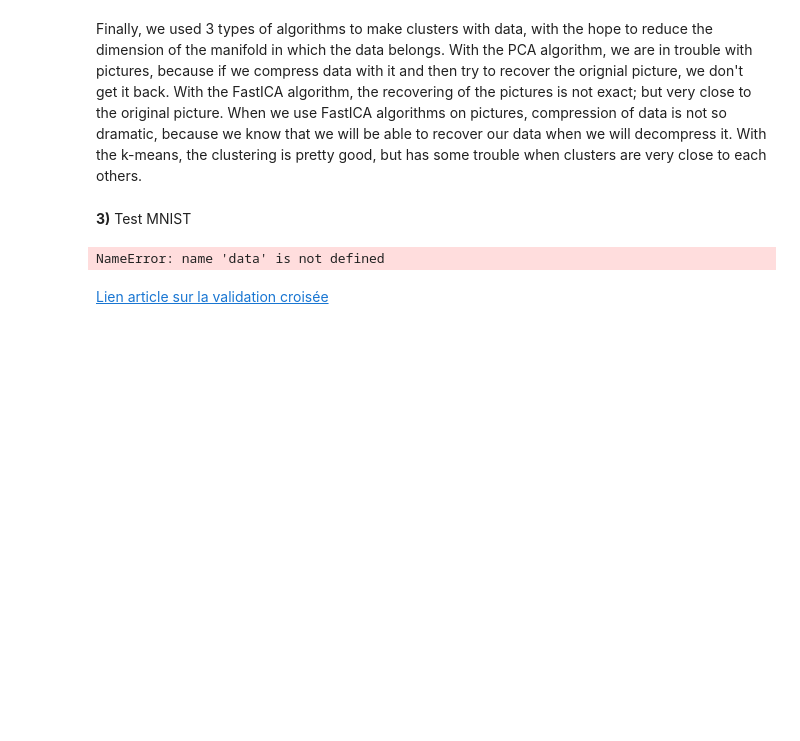
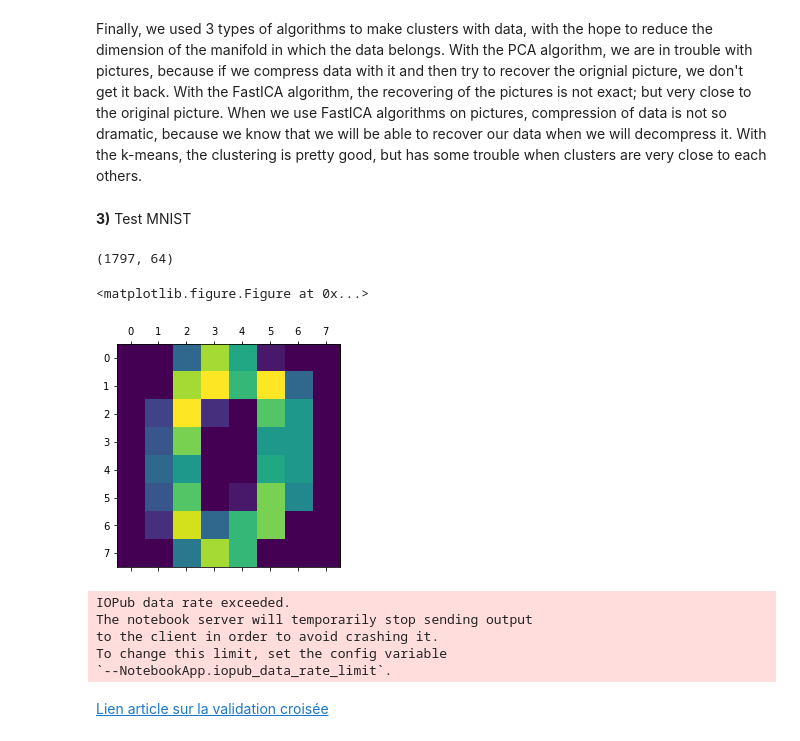
Before and after one commit to lalbarra/Cursus_Recherche, a Jupyter notebook: Notebook/SKlearn_notebook.ipynb, the cells around one changed output. Saved outputs shown, nothing was run; the diff lists cells and outputs as text; code cells hidden in the pictures; blank space fills up the shorter version.

Commit message:
Avancee dans MNIST L

```diff
--- a/Notebook/SKlearn_notebook.ipynb
+++ b/Notebook/SKlearn_notebook.ipynb
@@ -540,37 +540,59 @@ With the k-means, the clustering is pretty good, but has some trouble when clust
 # %%
 # MNIST
 %matplotlib inline
 
 from sklearn import svm
+from sklearn.datasets import load_digits
 import matplotlib.pyplot as plt
 import numpy as np
-import pandas as pd
+
+path="./DataSetMNIST/train-images-idx3-ubyte.gz"
+
+#On importe toutes les données afin de bien déchiffrer le chiffre
+import gzip
+with gzip.open(path, 'rb') as f:
+    data = f.read()
+
+
+#On importe les chiffres manuscrits à "décripter"
+digits = load_digits()
+print(digits.data.shape)
+
+plt.figure()
+plt.matshow(digits.images[0])
+plt.show()
+#On remarque un zéro.
 
 classifier= svm.SVC(gamma=0.001, C=100.)
 #Le paramètre gamma est choisi manuellement mais il est recommandé de le configurer avec la "validation croisée".
 # Validation Croisée permet de choisir la meilleure méthode et ses paramètres.
-
 
 #Le classificateur SVC est un classificateur binaire à la base (i.e. Il ne peut classifier que entre 2 classes
 #à la fois), son principe de résolution du problème passe par la construction d'un hyperplan qui permet de séparer
 #les deux classe.
 
 #Nous appelons notre exemple estimateur classifier comme il est un classificateur.
 #Il doit maintenant être monté sur le modèle, c'est à dire qu'il doit apprendre à partir du modèle.
 #Cela se fait en adoptant notre ensemble d’entrainement à la méthode fit.
 #Nous utiliserons la moitié de notre base de données pour cet entrainement.
 
-
-classifier.fit(data[:n_samples / 2], digits.target[:n_samples / 2])
+n_samples = len(data)
+classifier.fit(data[:n_samples // 2], digits.target[:n_samples // 2])
 
 for index, (image, label) in enumerate(zip(digits.images, digits.target)[:8]):
-    plt.figure()
     plt.subplot(2, 8, index + 1)
     plt.axis('off')
     plt.imshow(image, cmap=pl.cm.gray_r, interpolation='nearest')
     plt.title('Training: %i' % label)
 predicted = classifier.predict(data[n_samples / 2:])
 # %% [output]
-NameError: name 'data' is not defined
+(1797, 64)
+<matplotlib.figure.Figure at 0x...>
+[figure, added]
+IOPub data rate exceeded.
+The notebook server will temporarily stop sending output
+to the client in order to avoid crashing it.
+To change this limit, set the config variable
+`--NotebookApp.iopub_data_rate_limit`.
 # %% [markdown]
 <a href = https://hal.archives-ouvertes.fr/hal-01485508/file/hal_JES_validation-croisee.pdf> Lien article sur la validation croisée </a>
```
